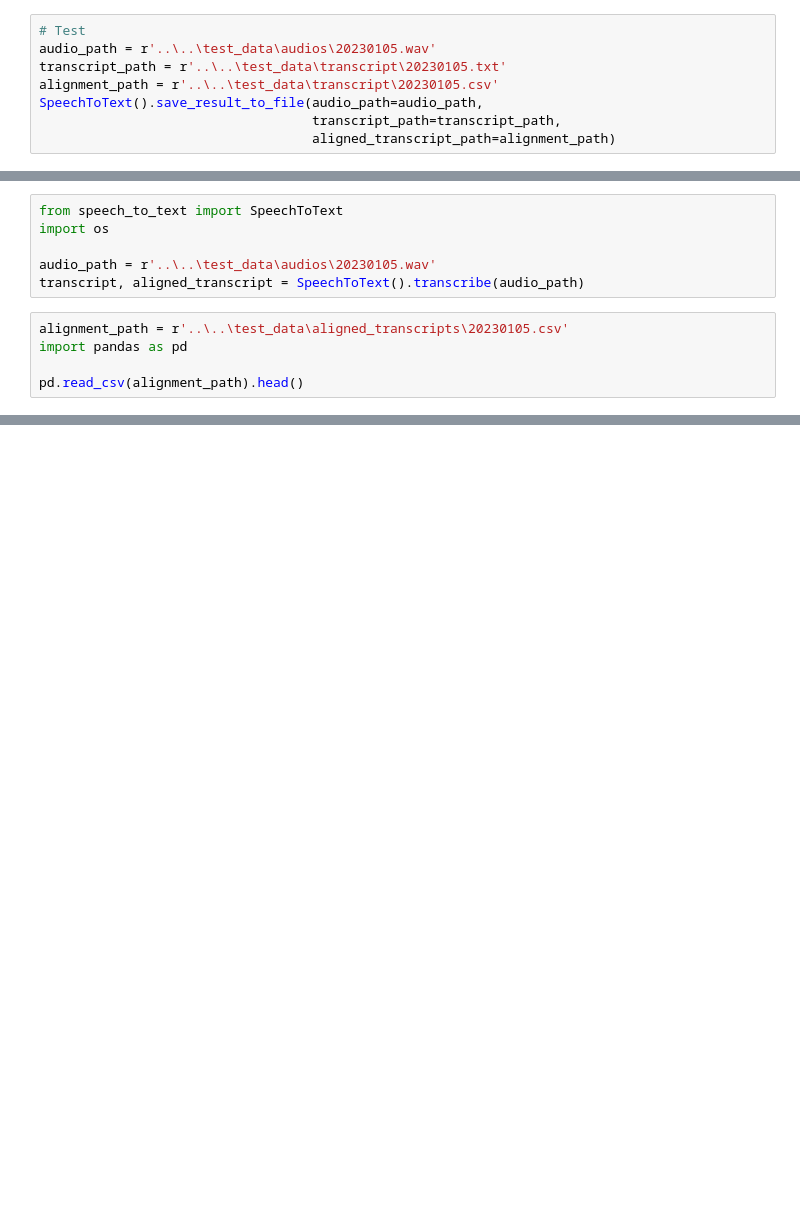
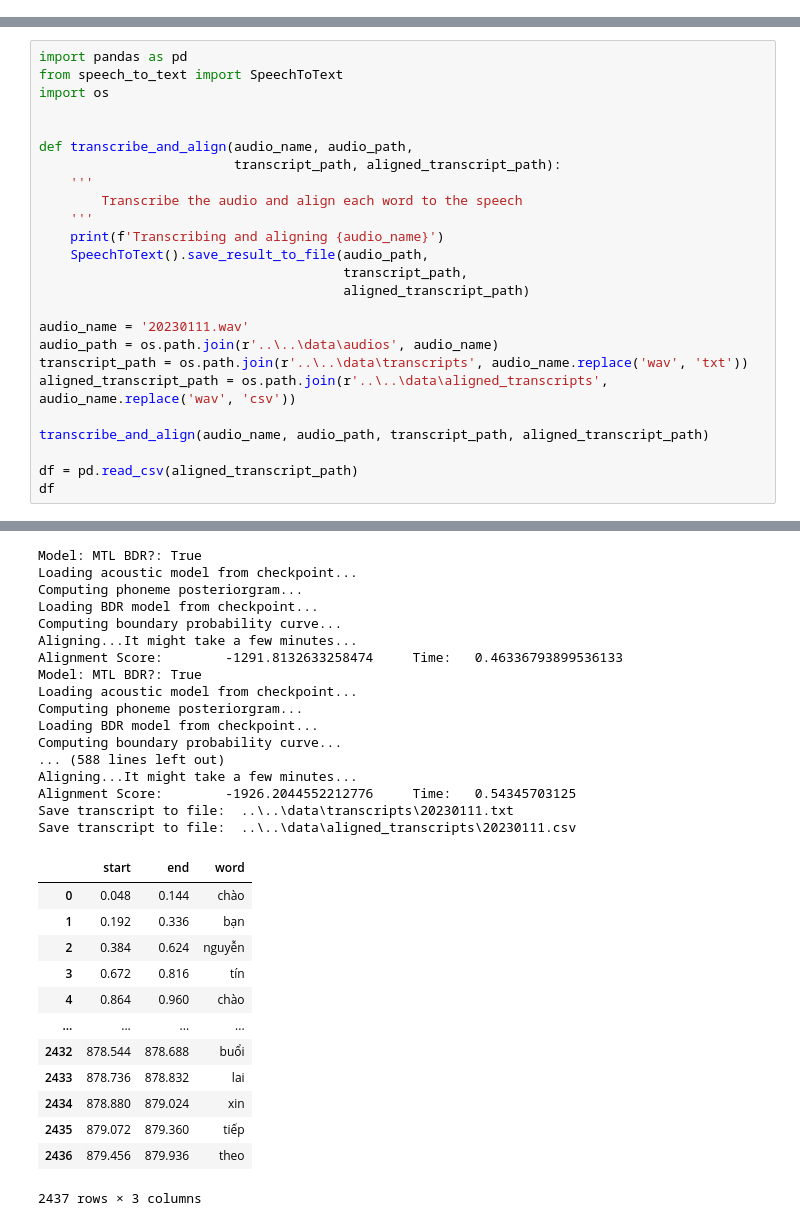
Before and after one commit to duytran1332002/vlrw, a Jupyter notebook: data/transcribe.ipynb, the cells around one changed output, grey strips where cells are left out. Drawn from its saved outputs; the diff is of its cells as text; blank space fills up the shorter version.

```diff
--- a/data/transcribe.ipynb
+++ b/data/transcribe.ipynb
@@ -38,8 +0,0 @@ transcribe(audios_path=audios_path,
-# %%
-# Test
-audio_path = r'..\..\test_data\audios\20230105.wav'
-transcript_path = r'..\..\test_data\transcript\20230105.txt'
-alignment_path = r'..\..\test_data\transcript\20230105.csv'
-SpeechToText().save_result_to_file(audio_path=audio_path,
-                                   transcript_path=transcript_path,
-                                   aligned_transcript_path=alignment_path)
@@ -101,11 +1,26 @@ UnboundLocalError: local variable 'idx_line_p' referenced before assignment
-# %%
-from speech_to_text import SpeechToText
-import os
-
-audio_path = r'..\..\test_data\audios\20230105.wav'
-transcript, aligned_transcript = SpeechToText().transcribe(audio_path)
-# %%
-alignment_path = r'..\..\test_data\aligned_transcripts\20230105.csv'
-import pandas as pd
-
-pd.read_csv(alignment_path).head()
+# %%
+import pandas as pd
+from speech_to_text import SpeechToText
+import os
+
+
+def transcribe_and_align(audio_name, audio_path,
+                         transcript_path, aligned_transcript_path):
+    '''
+        Transcribe the audio and align each word to the speech
+    '''
+    print(f'Transcribing and aligning {audio_name}')
+    SpeechToText().save_result_to_file(audio_path,
+                                       transcript_path,
+                                       aligned_transcript_path)
+
+audio_name = '20230111.wav'
+audio_path = os.path.join(r'..\..\data\audios', audio_name)
+transcript_path = os.path.join(r'..\..\data\transcripts', audio_name.replace('wav', 'txt'))
+aligned_transcript_path = os.path.join(r'..\..\data\aligned_transcripts', audio_name.replace('wav', 'csv'))
+
+transcribe_and_align(audio_name, audio_path, transcript_path, aligned_transcript_path)
+
+df = pd.read_csv(aligned_transcript_path)
+df
+# %% [output]
@@ -111,0 +29,30 @@ pd.read_csv(alignment_path).head()
+Model: MTL BDR?: True
+Loading acoustic model from checkpoint...
+Computing phoneme posteriorgram...
+Loading BDR model from checkpoint...
+Computing boundary probability curve...
+Aligning...It might take a few minutes...
+Alignment Score:        -1291.8132633258474     Time:   0.46336793899536133
+Model: MTL BDR?: True
+Loading acoustic model from checkpoint...
+Computing phoneme posteriorgram...
+Loading BDR model from checkpoint...
+Computing boundary probability curve...
+... (588 lines left out)
+Aligning...It might take a few minutes...
+Alignment Score:        -1926.2044552212776     Time:   0.54345703125
+Save transcript to file:  ..\..\data\transcripts\20230111.txt
+Save transcript to file:  ..\..\data\aligned_transcripts\20230111.csv
+|  | start | end | word |
+| 0 | 0.048 | 0.144 | chào |
+| 1 | 0.192 | 0.336 | bạn |
+| 2 | 0.384 | 0.624 | nguyễn |
+| 3 | 0.672 | 0.816 | tín |
+| 4 | 0.864 | 0.960 | chào |
+| ... | ... | ... | ... |
+| 2432 | 878.544 | 878.688 | buổi |
+| 2433 | 878.736 | 878.832 | lai |
+| 2434 | 878.880 | 879.024 | xin |
+| 2435 | 879.072 | 879.360 | tiếp |
+| 2436 | 879.456 | 879.936 | theo |
+2437 rows × 3 columns
```
Also changed, not shown: parts of 9 cells of this notebook, 1 other file.
